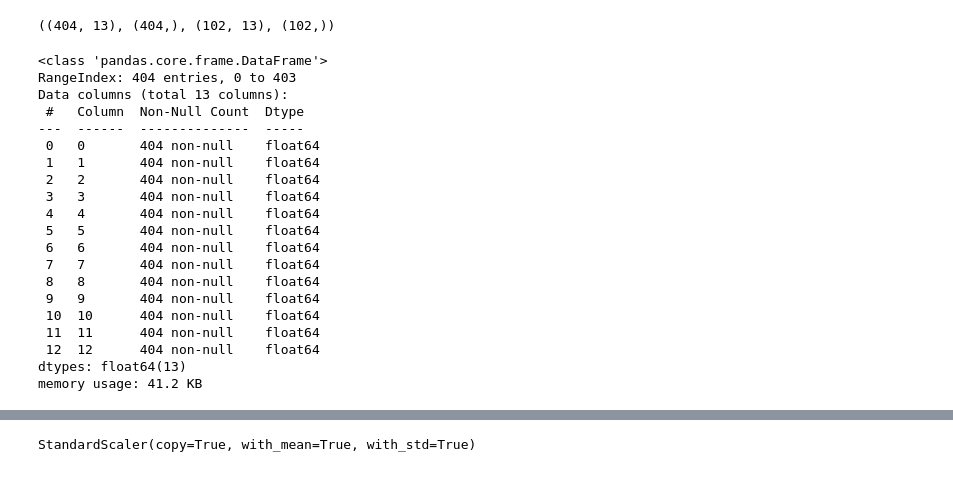
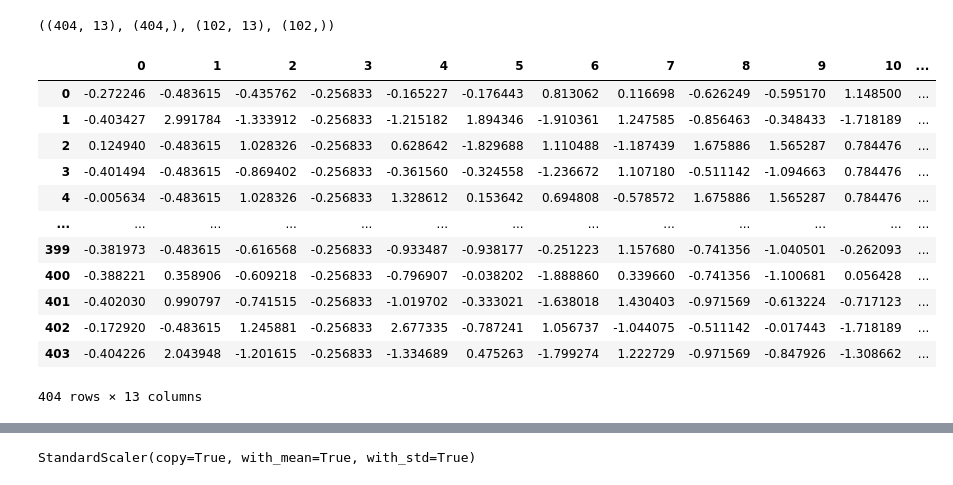
Before and after one commit to tecktonik08/test_deeplearning, a Jupyter notebook: boston_housingWithRegression.ipynb, the cells around one changed output, grey strips where cells are left out. Cells and saved outputs as stored; diff of their text form; code cells hidden in the pictures.

```diff
--- a/boston_housingWithRegression.ipynb
+++ b/boston_housingWithRegression.ipynb
@@ -11,26 +11,5 @@ x_train.shape, y_train.shape, x_test.shape, y_test.shape
 # %%
 import pandas as pd
 # %%
-df = pd.DataFrame(x_train)
-df.info()
+dfr = pd.DataFrame(x_train)
+dfr.info()
-# %% [output]
-<class 'pandas.core.frame.DataFrame'>
-RangeIndex: 404 entries, 0 to 403
-Data columns (total 13 columns):
- #   Column  Non-Null Count  Dtype
----  ------  --------------  -----
- 0   0       404 non-null    float64
- 1   1       404 non-null    float64
- 2   2       404 non-null    float64
- 3   3       404 non-null    float64
- 4   4       404 non-null    float64
- 5   5       404 non-null    float64
- 6   6       404 non-null    float64
- 7   7       404 non-null    float64
- 8   8       404 non-null    float64
- 9   9       404 non-null    float64
- 10  10      404 non-null    float64
- 11  11      404 non-null    float64
- 12  12      404 non-null    float64
-dtypes: float64(13)
-memory usage: 41.2 KB
@@ -37 +18,20 @@ memory usage: 41.2 KB
+# %%
+connect = sqlite3.connect('./db.sqlite3')
+dfr.to_sql('boston_housing_resource',connect, if_exists='append', index=False)
+# %%
+pd.read_sql_query('select * from boston_housing_resource', connect)
+# %% [output]
+|  | 0 | 1 | 2 | 3 | 4 | 5 | 6 | 7 | 8 | 9 | 10 | ... |
+| 0 | -0.272246 | -0.483615 | -0.435762 | -0.256833 | -0.165227 | -0.176443 | 0.813062 | 0.116698 | -0.626249 | -0.595170 | 1.148500 | ... |
+| 1 | -0.403427 | 2.991784 | -1.333912 | -0.256833 | -1.215182 | 1.894346 | -1.910361 | 1.247585 | -0.856463 | -0.348433 | -1.718189 | ... |
+| 2 | 0.124940 | -0.483615 | 1.028326 | -0.256833 | 0.628642 | -1.829688 | 1.110488 | -1.187439 | 1.675886 | 1.565287 | 0.784476 | ... |
+| 3 | -0.401494 | -0.483615 | -0.869402 | -0.256833 | -0.361560 | -0.324558 | -1.236672 | 1.107180 | -0.511142 | -1.094663 | 0.784476 | ... |
+| 4 | -0.005634 | -0.483615 | 1.028326 | -0.256833 | 1.328612 | 0.153642 | 0.694808 | -0.578572 | 1.675886 | 1.565287 | 0.784476 | ... |
+| ... | ... | ... | ... | ... | ... | ... | ... | ... | ... | ... | ... | ... |
+| 399 | -0.381973 | -0.483615 | -0.616568 | -0.256833 | -0.933487 | -0.938177 | -0.251223 | 1.157680 | -0.741356 | -1.040501 | -0.262093 | ... |
+| 400 | -0.388221 | 0.358906 | -0.609218 | -0.256833 | -0.796907 | -0.038202 | -1.888860 | 0.339660 | -0.741356 | -1.100681 | 0.056428 | ... |
+| 401 | -0.402030 | 0.990797 | -0.741515 | -0.256833 | -1.019702 | -0.333021 | -1.638018 | 1.430403 | -0.971569 | -0.613224 | -0.717123 | ... |
+| 402 | -0.172920 | -0.483615 | 1.245881 | -0.256833 | 2.677335 | -0.787241 | 1.056737 | -1.044075 | -0.511142 | -0.017443 | -1.718189 | ... |
+| 403 | -0.404226 | 2.043948 | -1.201615 | -0.256833 | -1.334689 | 0.475263 | -1.799274 | 1.222729 | -0.971569 | -0.847926 | -1.308662 | ... |
+404 rows × 13 columns
 # %%
```
Also changed, not shown: parts of 13 cells of this notebook.
